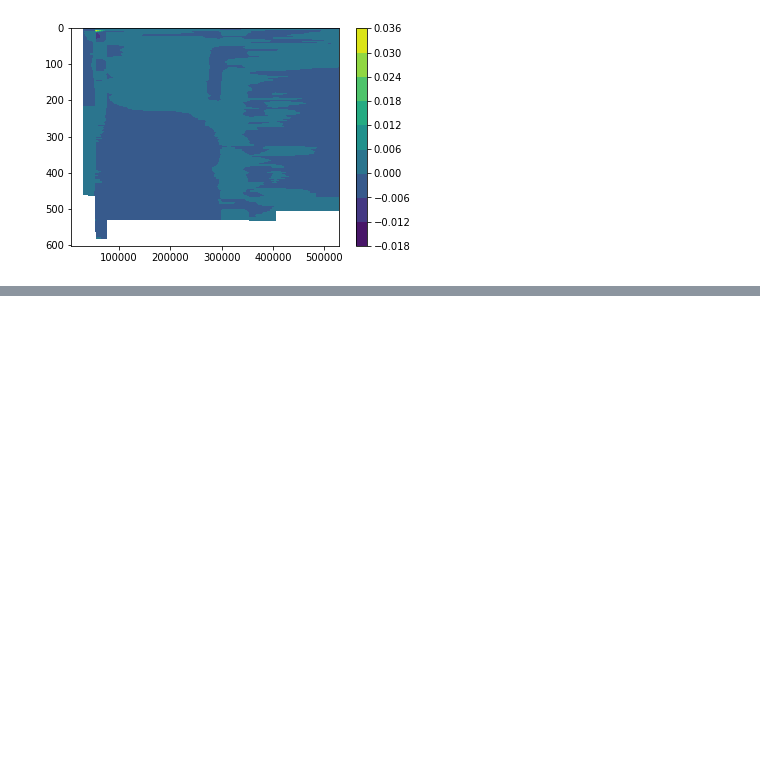
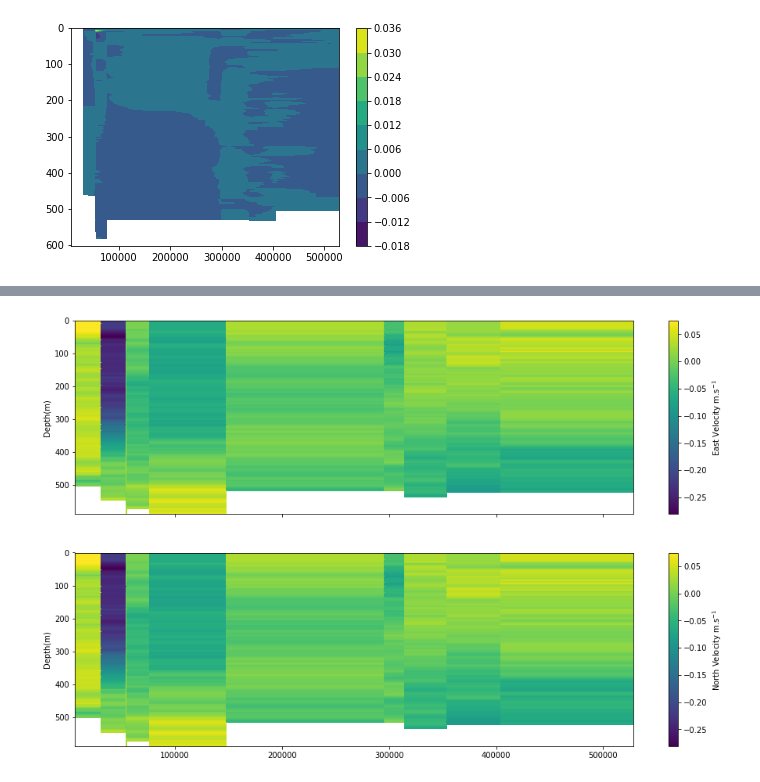
Before and after one commit to isgiddy/oc4920_code, a Jupyter notebook: Week1_Exercise2.ipynb, the cells around one changed output, grey strips where cells are left out. Drawn from its saved outputs; the diff is of its cells as text; code cells hidden in the pictures; blank space fills up the shorter version.

```diff
--- a/Week1_Exercise2.ipynb
+++ b/Week1_Exercise2.ipynb
@@ -206,0 +213,21 @@ plt.colorbar(extend='both')
+# %%
+ug=griddata(df_adcp.u.T,df_adcp.z,df_adcp.ctd).T
+vg=griddata(df_adcp.u.T,df_adcp.z,df_adcp.ctd).T
+ug.index=(dfHeader.dist)
+vg.index=(dfHeader.dist)
+# %%
+fig,ax=plt.subplots(2,1,figsize=[16,10],sharex=True)
+xx,yy=np.meshgrid(ug.index[1:],ug.columns)
+
+up=ax[0].pcolormesh(xx,yy,ug.iloc[1:,:].T)
+ax[0].invert_yaxis()
+ax[0].set_ylabel('Depth(m)')
+cbar=plt.colorbar(up,ax=ax[0])
+cbar.set_label('East Velocity m.s$^{-1}$')
+vp=ax[1].pcolormesh(xx,yy,vg.iloc[1:,:].T)
+ax[1].invert_yaxis()
+ax[1].set_ylabel('Depth(m)')
+cbar=plt.colorbar(vp,ax=ax[1])
+cbar.set_label('North Velocity m.s$^{-1}$')
+# %% [output]
+[figure, added]
```
Also changed, not shown: parts of 14 cells of this notebook.
